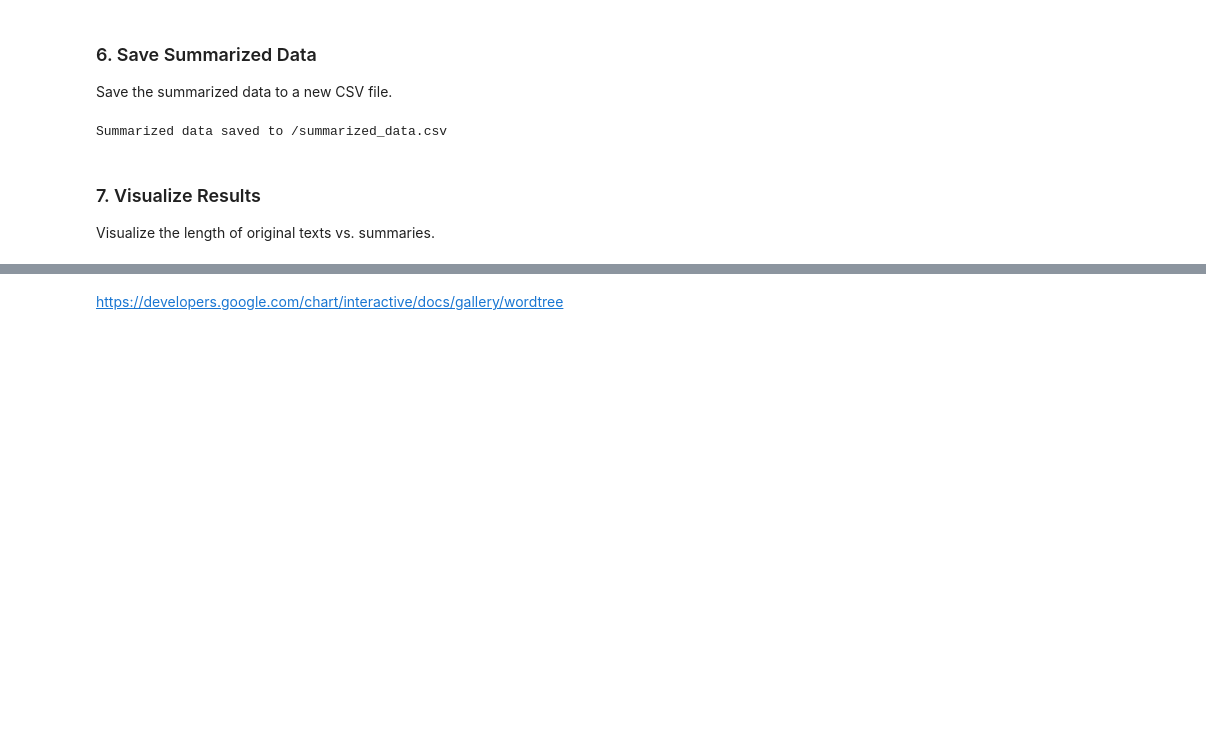
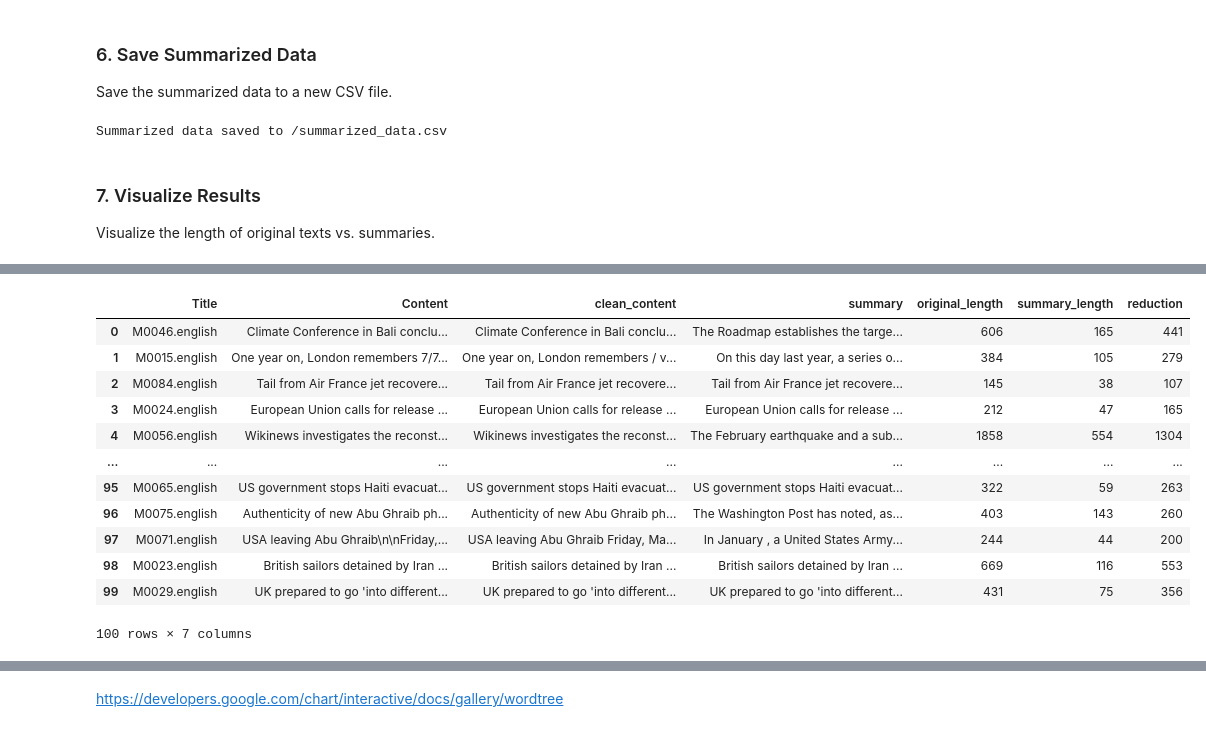
Before and after one commit to hannaschmueck/Session1_Visualisation_and_Summarisation, a Jupyter notebook: NoteBooks/3_Text_Summariser.ipynb, the cells around one changed output, grey strips where cells are left out. Drawn from its saved outputs; the diff is of its cells as text; code cells hidden in the pictures; blank space fills up the shorter version.

```diff
--- a/NoteBooks/3_Text_Summariser.ipynb
+++ b/NoteBooks/3_Text_Summariser.ipynb
@@ -344,3 +535,19 @@ fig_table.show()
+# %%
+df
+# %% [output]
+|  | Title | Content | clean_content | summary | original_length | summary_length | reduction |
+| 0 | M0046.english | Climate Conference in Bali conclu... | Climate Conference in Bali conclu... | The Roadmap establishes the targe... | 606 | 165 | 441 |
+| 1 | M0015.english | One year on, London remembers 7/7... | One year on, London remembers / v... | On this day last year, a series o... | 384 | 105 | 279 |
+| 2 | M0084.english | Tail from Air France jet recovere... | Tail from Air France jet recovere... | Tail from Air France jet recovere... | 145 | 38 | 107 |
+| 3 | M0024.english | European Union calls for release ... | European Union calls for release ... | European Union calls for release ... | 212 | 47 | 165 |
+| 4 | M0056.english | Wikinews investigates the reconst... | Wikinews investigates the reconst... | The February earthquake and a sub... | 1858 | 554 | 1304 |
+| ... | ... | ... | ... | ... | ... | ... | ... |
+| 95 | M0065.english | US government stops Haiti evacuat... | US government stops Haiti evacuat... | US government stops Haiti evacuat... | 322 | 59 | 263 |
+| 96 | M0075.english | Authenticity of new Abu Ghraib ph... | Authenticity of new Abu Ghraib ph... | The Washington Post has noted, as... | 403 | 143 | 260 |
+| 97 | M0071.english | USA leaving Abu Ghraib\n\nFriday,... | USA leaving Abu Ghraib Friday, Ma... | In January , a United States Army... | 244 | 44 | 200 |
+| 98 | M0023.english | British sailors detained by Iran ... | British sailors detained by Iran ... | British sailors detained by Iran ... | 669 | 116 | 553 |
+| 99 | M0029.english | UK prepared to go 'into different... | UK prepared to go 'into different... | UK prepared to go 'into different... | 431 | 75 | 356 |
+100 rows × 7 columns
 # %%
 from transformers import pipeline
 
```
Also changed, not shown: parts of 44 cells of this notebook.
